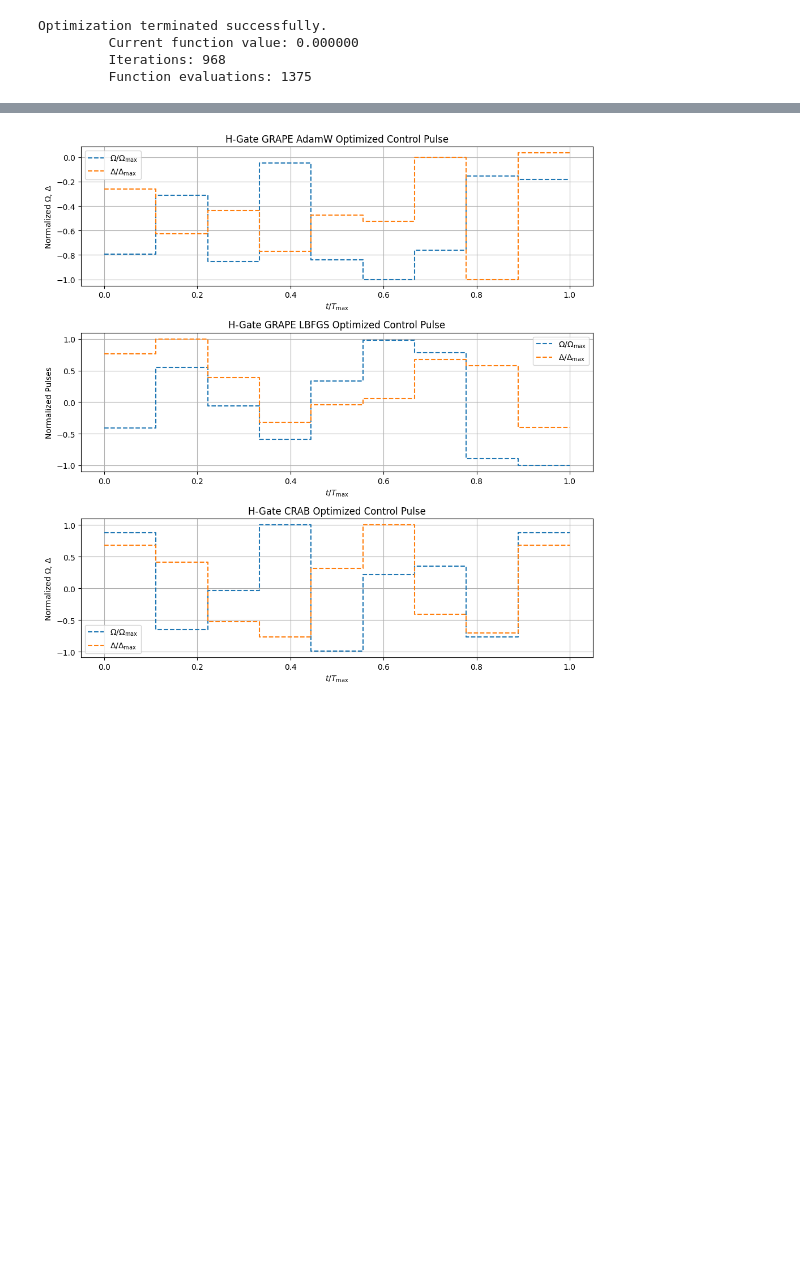
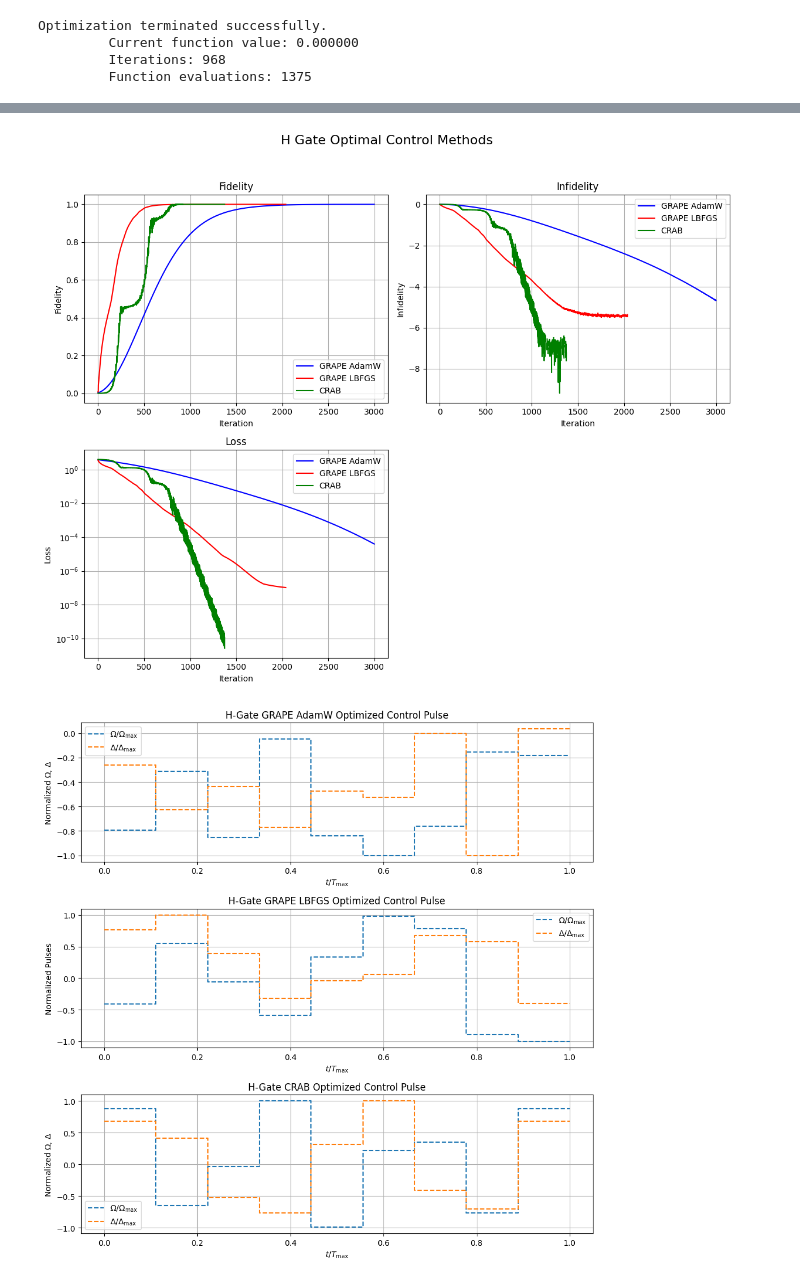
Before and after one commit to contepablod/Quantum_Control_Reinforcement_Learning, a Jupyter notebook: Analysis/QC.ipynb, the cells around one changed output, grey strips where cells are left out. Saved outputs shown, nothing was run; the diff lists cells and outputs as text; code cells hidden in the pictures; blank space fills up the shorter version.

Commit message:
Refactors Thesis and Presentation

```diff
--- a/Analysis/QC.ipynb
+++ b/Analysis/QC.ipynb
@@ -282,3 +244,63 @@ plt.show()
+# %%
+h_adam = pd.read_csv("/home/pdconte/Desktop/DUTh_Thesis/Analysis/grape_h_adam.csv")
+h_lbfgs = pd.read_csv("/home/pdconte/Desktop/DUTh_Thesis/Analysis/grape_h_lbfgs.csv")
+h_crab = pd.read_csv("/home/pdconte/Desktop/DUTh_Thesis/Analysis/crab_h.csv")
+
+fid_list_grape_h_adam = h_adam["fid_grape_h_adam"].tolist()
+fid_list_grape_h_lbfgs = h_lbfgs["fid_grape_h_lbfgs"].tolist()
+fid_list_crab_h = h_crab["fid_crab_h"].tolist()
+inf_list_grape_h_adam = h_adam["inf_grape_h_adam"].tolist()
+inf_list_grape_h_lbfgs = h_lbfgs["inf_grape_h_lbfgs"].tolist()
+inf_list_crab_h = h_crab["inf_crab_h"].tolist()
+loss_list_grape_h_adam = h_adam["loss_grape_h_adam"].tolist()
+loss_list_grape_h_lbfgs = h_lbfgs["loss_grape_h_lbfgs"].tolist()
+loss_list_crab_h = h_crab["loss_crab_h"].tolist()
+# %%
+# Create a 2x2 grid of subplots
+fig, axs = plt.subplots(2, 2, figsize=(12, 10))
+fig.suptitle("H Gate Optimal Control Methods", fontsize=16)
+
+# First row, first column: Fidelity plot
+axs[0, 0].plot(fid_list_grape_h_adam, label="GRAPE AdamW", color="blue")
+axs[0, 0].plot(fid_list_grape_h_lbfgs, label="GRAPE LBFGS", color="red")
+axs[0, 0].plot(fid_list_crab_h, label="CRAB", color="green")
+axs[0, 0].set_title("Fidelity")
+axs[0, 0].set_xlabel("Iteration")
+axs[0, 0].set_ylabel("Fidelity")
+axs[0, 0].legend()
+axs[0, 0].grid()
+
+# First row, second column: Infidelity plot
+axs[0, 1].plot(inf_list_grape_h_adam, label="GRAPE AdamW", color="blue")
+axs[0, 1].plot(inf_list_grape_h_lbfgs, label="GRAPE LBFGS", color="red")
+axs[0, 1].plot(inf_list_crab_h, label="CRAB", color="green")
+axs[0, 1].set_title("Infidelity")
+axs[0, 1].set_xlabel("Iteration")
+axs[0, 1].set_ylabel("Infidelity")
+axs[0, 1].legend()
+axs[0, 1].grid()
+
+# Second row, first column: Loss plot
+axs[1, 0].plot(loss_list_grape_h_adam, label="GRAPE AdamW", color="blue")
+axs[1, 0].plot(loss_list_grape_h_lbfgs, label="GRAPE LBFGS", color="red")
+axs[1, 0].plot(loss_list_crab_h, label="CRAB", color="green")
+axs[1, 0].set_title("Loss")
+axs[1, 0].set_xlabel("Iteration")
+axs[1, 0].set_ylabel("Loss")
+axs[1, 0].set_yscale("log")
+axs[1, 0].legend()
+axs[1, 0].grid()
+
+# Second row, second column: Turn off the unused subplot
+axs[1, 1].axis("off")
+
+plt.tight_layout(rect=[0, 0.03, 1, 0.95])
+plt.savefig(
+    "/home/pdconte/Desktop/DUTh_Thesis/Plots/H_Gate_Optimal_Control_Methods.png"
+)
+plt.show()
+# %% [output]
+[figure, added]
 # %%
 pd.DataFrame({'loss_grape_h_adam': loss_list_grape_h_adam, 'fid_grape_h_adam': fid_list_grape_h_adam, 'inf_grape_h_adam': inf_list_grape_h_adam}).to_csv('grape_h_adam.csv')
 pd.DataFrame({'loss_grape_h_lbfgs': loss_list_grape_h_lbfgs, 'fid_grape_h_lbfgs': fid_list_grape_h_lbfgs, 'inf_grape_h_lbfgs': inf_list_grape_h_lbfgs}).to_csv('grape_h_lbfgs.csv')
```
Also changed, not shown: parts of 9 cells of this notebook, 28 other files.
